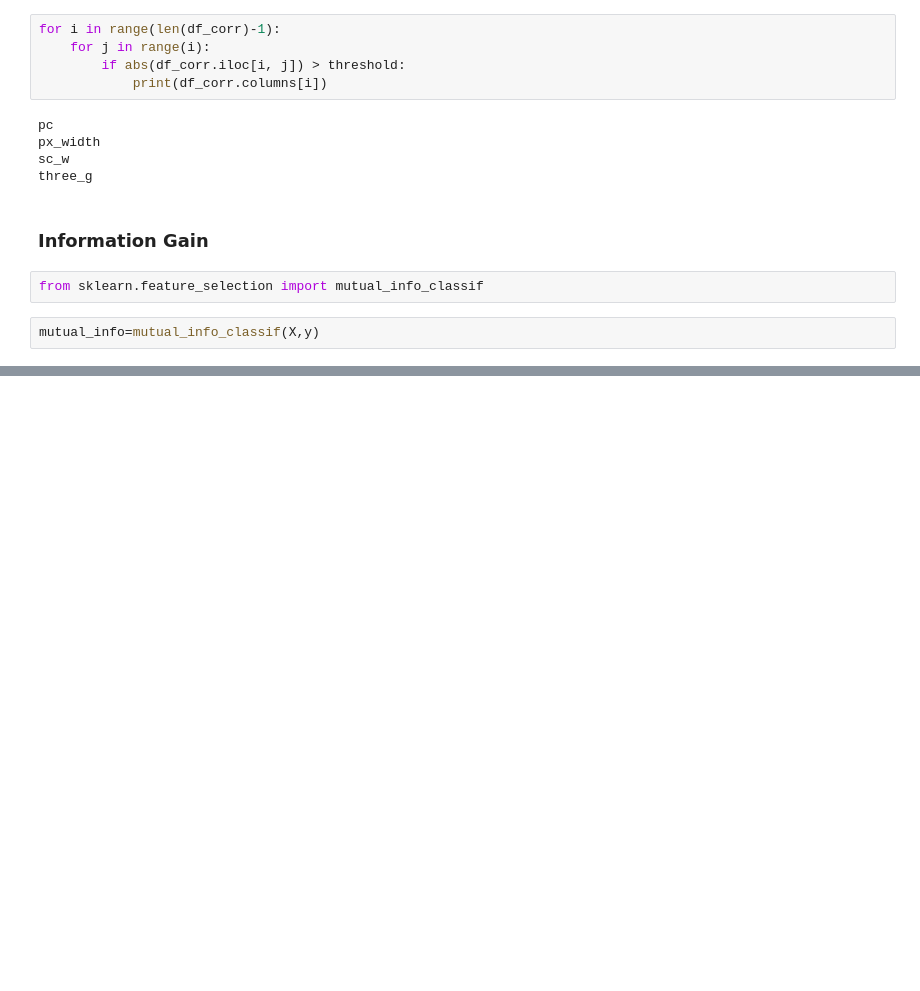
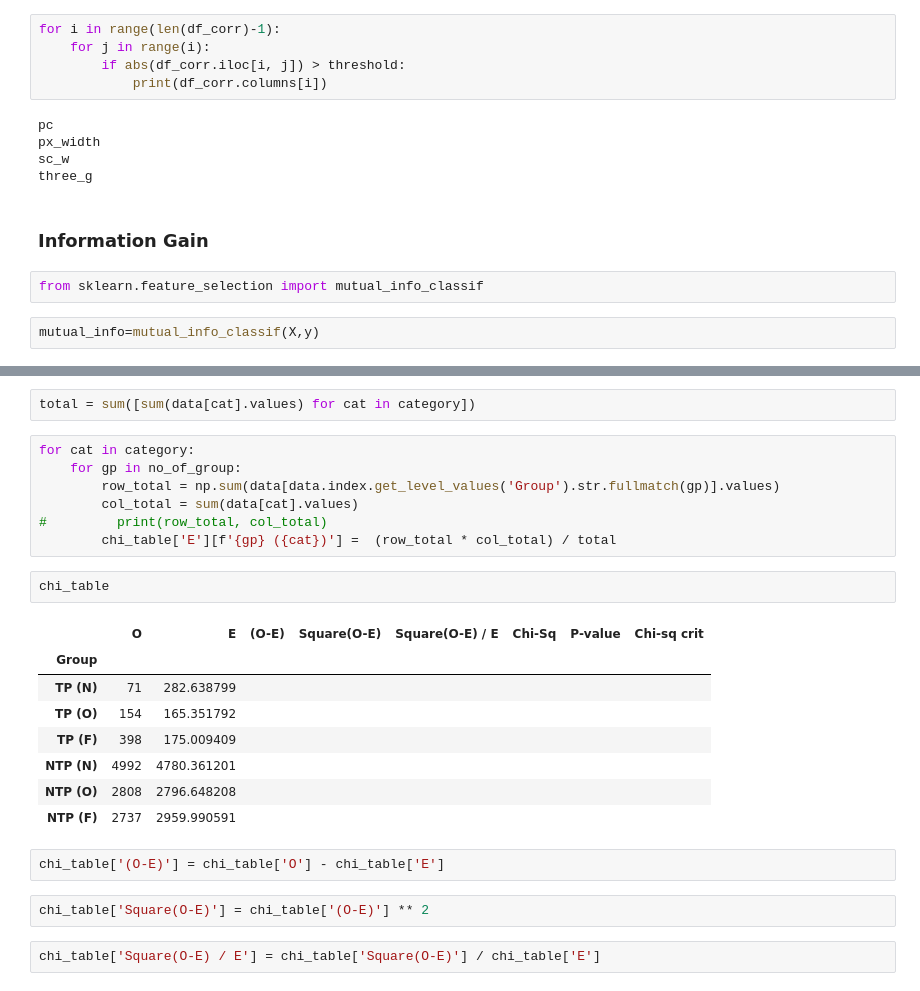
Before and after one commit to Bhaiyahns45/Machine-Learning, a Jupyter notebook: Week 3/Feature Selection.ipynb, the cells around one changed output, grey strips where cells are left out. Cells and saved outputs as stored; diff of their text form; blank space fills up the shorter version.

```diff
--- a/Week 3/Feature Selection.ipynb
+++ b/Week 3/Feature Selection.ipynb
@@ -258,0 +910,26 @@ dtype: float64
+# %%
+total = sum([sum(data[cat].values) for cat in category])
+# %%
+for cat in category:
+    for gp in no_of_group:
+        row_total = np.sum(data[data.index.get_level_values('Group').str.fullmatch(gp)].values)
+        col_total = sum(data[cat].values)
+#         print(row_total, col_total)
+        chi_table['E'][f'{gp} ({cat})'] =  (row_total * col_total) / total
+# %%
+chi_table
+# %% [output]
+|  | O | E | (O-E) | Square(O-E) | Square(O-E) / E | Chi-Sq | P-value | Chi-sq crit |
+| Group |  |  |  |  |  |  |  |  |
+| TP (N) | 71 | 282.638799 |  |  |  |  |  |  |
+| TP (O) | 154 | 165.351792 |  |  |  |  |  |  |
+| TP (F) | 398 | 175.009409 |  |  |  |  |  |  |
+| NTP (N) | 4992 | 4780.361201 |  |  |  |  |  |  |
+| NTP (O) | 2808 | 2796.648208 |  |  |  |  |  |  |
+| NTP (F) | 2737 | 2959.990591 |  |  |  |  |  |  |
+# %%
+chi_table['(O-E)'] = chi_table['O'] - chi_table['E']
+# %%
+chi_table['Square(O-E)'] = chi_table['(O-E)'] ** 2
+# %%
+chi_table['Square(O-E) / E'] = chi_table['Square(O-E)'] / chi_table['E']
```
Also changed, not shown: parts of 100 cells of this notebook.
